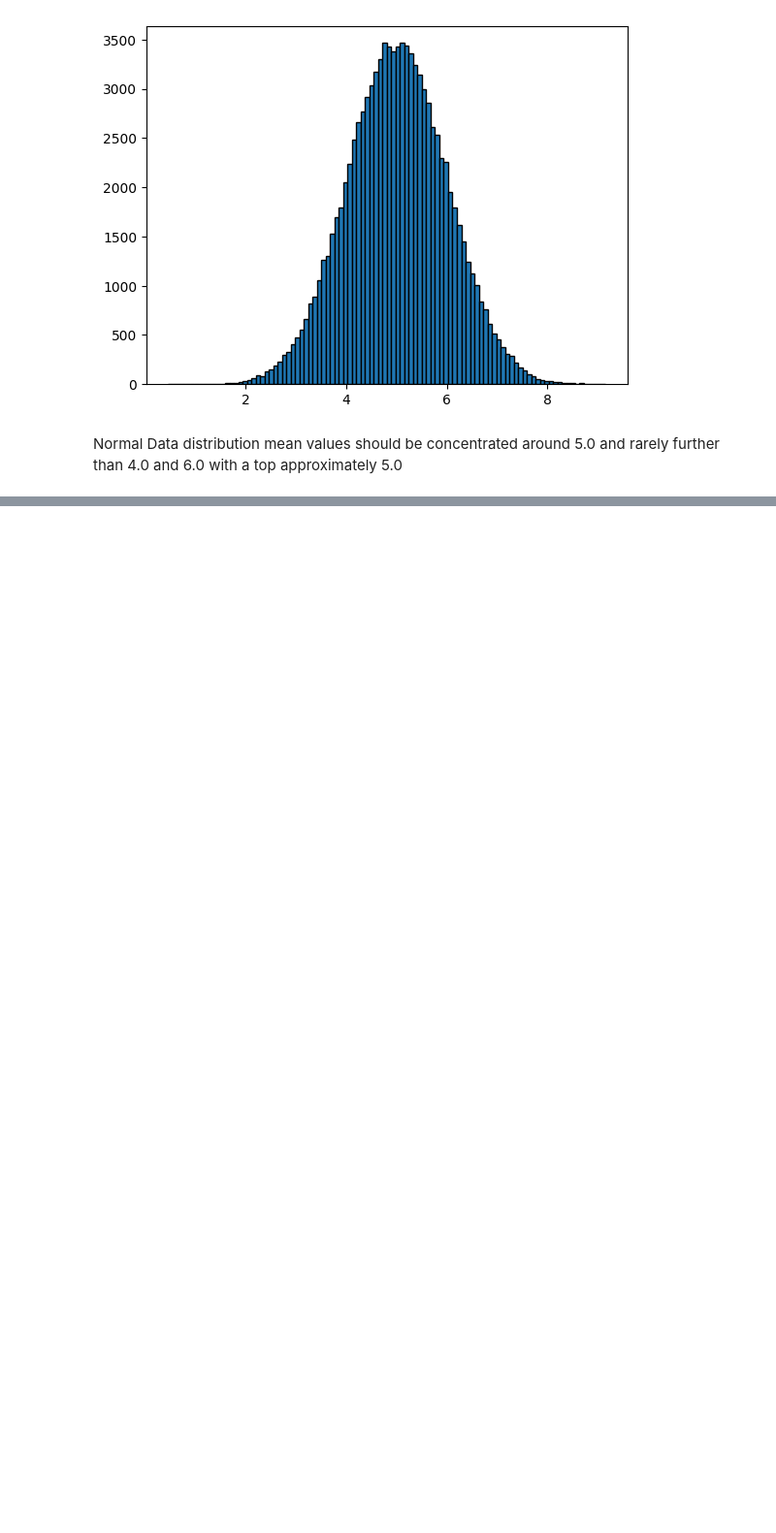
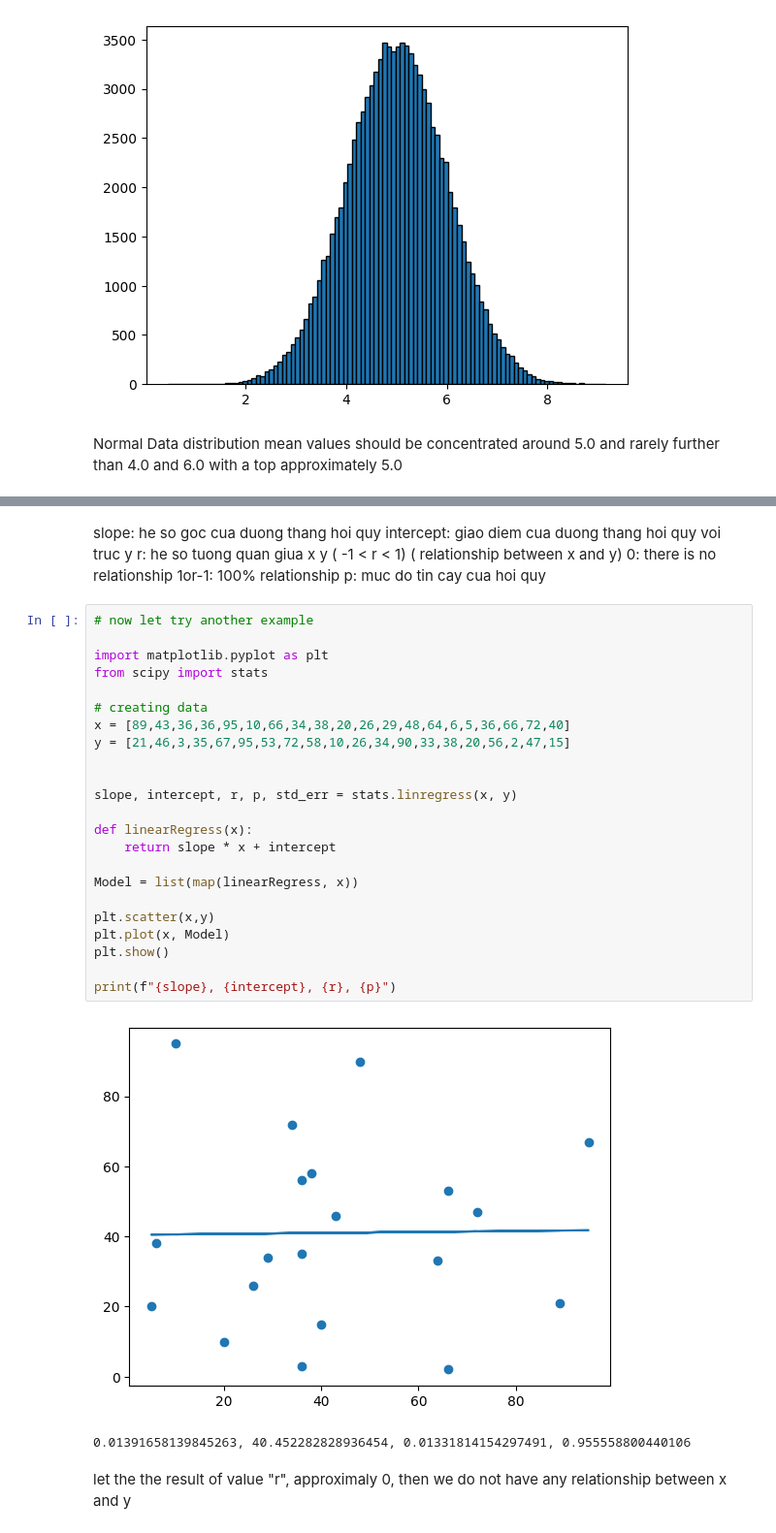
Before and after one commit to ngoctu99/machineLerningProject, a Jupyter notebook: content.ipynb, the cells around one changed output, grey strips where cells are left out. Shown at 97% size. Saved outputs shown, nothing was run; the diff lists cells and outputs as text; blank space fills up the shorter version.

```diff
--- a/content.ipynb
+++ b/content.ipynb
@@ -141,0 +207,33 @@ Normal Data distribution mean values should be concentrated around 5.0 and rarel
+# %% [markdown]
+slope: he so goc cua duong thang hoi quy
+intercept: giao diem cua duong thang hoi quy voi truc y
+r: he so tuong quan giua x y ( -1 < r < 1) ( relationship between x and y) 0: there is no relationship 1or-1: 100% relationship
+p: muc do tin cay cua hoi quy
+# %%
+# now let try another example
+
+import matplotlib.pyplot as plt
+from scipy import stats
+
+# creating data
+x = [89,43,36,36,95,10,66,34,38,20,26,29,48,64,6,5,36,66,72,40]
+y = [21,46,3,35,67,95,53,72,58,10,26,34,90,33,38,20,56,2,47,15]
+
+
+slope, intercept, r, p, std_err = stats.linregress(x, y)
+
+def linearRegress(x):
+    return slope * x + intercept
+
+Model = list(map(linearRegress, x))
+
+plt.scatter(x,y)
+plt.plot(x, Model)
+plt.show()
+
+print(f"{slope}, {intercept}, {r}, {p}")
+# %% [output]
+[figure, added]
+0.01391658139845263, 40.452282828936454, 0.01331814154297491, 0.955558800440106
+# %% [markdown]
+let the the result of value "r", approximaly 0, then we do not have any relationship between x and y
```
Also changed, not shown: parts of 5 cells of this notebook, 1 other file.
